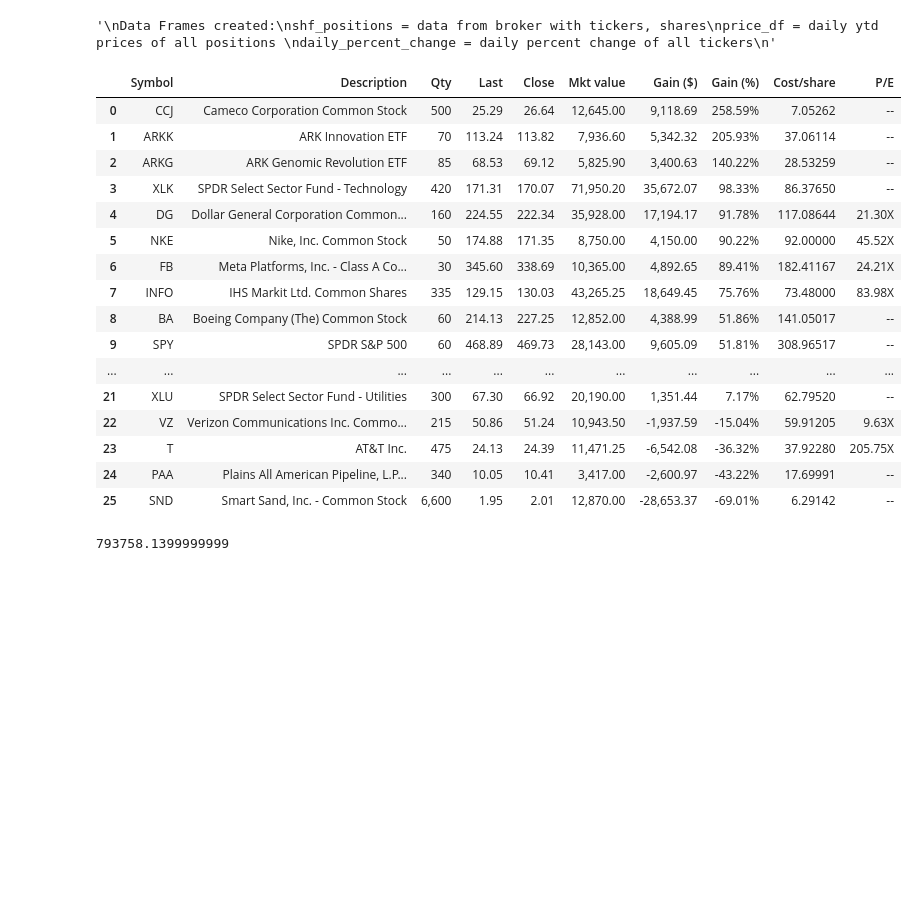
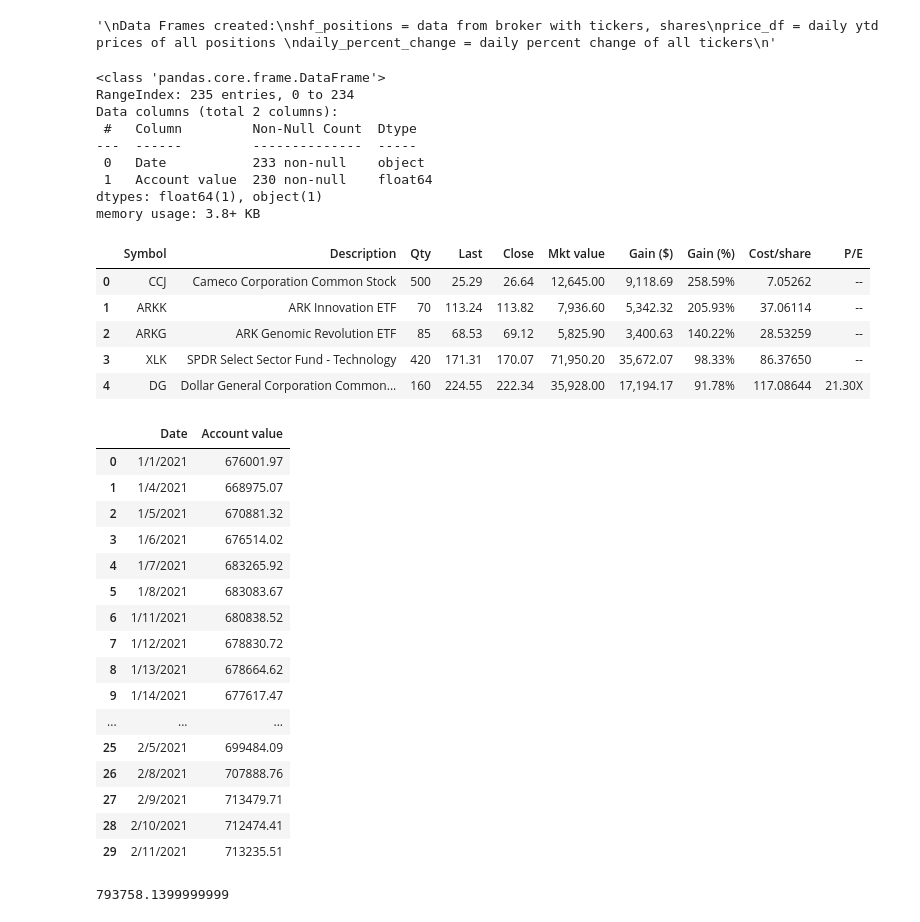
Before and after one commit to webclinic017/shf_portfolio, a Jupyter notebook: shf_portfolio.ipynb, the cells around one changed output. Cells and saved outputs as stored; diff of their text form; code cells hidden in the pictures; blank space fills up the shorter version.

```diff
--- a/shf_portfolio.ipynb
+++ b/shf_portfolio.ipynb
@@ -25,25 +25,50 @@ weightings = weights of all positions in the portfolio based on market value
 # %%
 cash= 26572.84
 broker_file =pd.read_csv(Path('shf_positions.csv'))
-broker_file.head(30)
+daily_balance = pd.read_csv(
+    Path('daily_balance.csv'),
+    parse_dates=True,
+    infer_datetime_format = True
+)
+
+daily_balance.replace(',','', regex=True, inplace=True)
+daily_balance['Account value'] = daily_balance['Account value'].astype(float)
+daily_balance.info()
+display(broker_file.head())
+display(daily_balance.head(30))
 # %% [output]
+<class 'pandas.core.frame.DataFrame'>
+RangeIndex: 235 entries, 0 to 234
+Data columns (total 2 columns):
+ #   Column         Non-Null Count  Dtype
+---  ------         --------------  -----
+ 0   Date           233 non-null    object
+ 1   Account value  230 non-null    float64
+dtypes: float64(1), object(1)
+memory usage: 3.8+ KB
 |  | Symbol | Description | Qty | Last | Close | Mkt value | Gain ($) | Gain (%) | Cost/share | P/E |
 | 0 | CCJ | Cameco Corporation Common Stock | 500 | 25.29 | 26.64 | 12,645.00 | 9,118.69 | 258.59% | 7.05262 | -- |
 | 1 | ARKK | ARK Innovation ETF | 70 | 113.24 | 113.82 | 7,936.60 | 5,342.32 | 205.93% | 37.06114 | -- |
 | 2 | ARKG | ARK Genomic Revolution ETF | 85 | 68.53 | 69.12 | 5,825.90 | 3,400.63 | 140.22% | 28.53259 | -- |
 | 3 | XLK | SPDR Select Sector Fund - Technology | 420 | 171.31 | 170.07 | 71,950.20 | 35,672.07 | 98.33% | 86.37650 | -- |
 | 4 | DG | Dollar General Corporation Common... | 160 | 224.55 | 222.34 | 35,928.00 | 17,194.17 | 91.78% | 117.08644 | 21.30X |
-| 5 | NKE | Nike, Inc. Common Stock | 50 | 174.88 | 171.35 | 8,750.00 | 4,150.00 | 90.22% | 92.00000 | 45.52X |
-| 6 | FB | Meta Platforms, Inc. - Class A Co... | 30 | 345.60 | 338.69 | 10,365.00 | 4,892.65 | 89.41% | 182.41167 | 24.21X |
-| 7 | INFO | IHS Markit Ltd. Common Shares | 335 | 129.15 | 130.03 | 43,265.25 | 18,649.45 | 75.76% | 73.48000 | 83.98X |
-| 8 | BA | Boeing Company (The) Common Stock | 60 | 214.13 | 227.25 | 12,852.00 | 4,388.99 | 51.86% | 141.05017 | -- |
-| 9 | SPY | SPDR S&P 500 | 60 | 468.89 | 469.73 | 28,143.00 | 9,605.09 | 51.81% | 308.96517 | -- |
-| ... | ... | ... | ... | ... | ... | ... | ... | ... | ... | ... |
-| 21 | XLU | SPDR Select Sector Fund - Utilities | 300 | 67.30 | 66.92 | 20,190.00 | 1,351.44 | 7.17% | 62.79520 | -- |
-| 22 | VZ | Verizon Communications Inc. Commo... | 215 | 50.86 | 51.24 | 10,943.50 | -1,937.59 | -15.04% | 59.91205 | 9.63X |
-| 23 | T | AT&T Inc. | 475 | 24.13 | 24.39 | 11,471.25 | -6,542.08 | -36.32% | 37.92280 | 205.75X |
-| 24 | PAA | Plains All American Pipeline, L.P... | 340 | 10.05 | 10.41 | 3,417.00 | -2,600.97 | -43.22% | 17.69991 | -- |
-| 25 | SND | Smart Sand, Inc. - Common Stock | 6,600 | 1.95 | 2.01 | 12,870.00 | -28,653.37 | -69.01% | 6.29142 | -- |
+|  | Date | Account value |
+| 0 | 1/1/2021 | 676001.97 |
+| 1 | 1/4/2021 | 668975.07 |
+| 2 | 1/5/2021 | 670881.32 |
+| 3 | 1/6/2021 | 676514.02 |
+| 4 | 1/7/2021 | 683265.92 |
+| 5 | 1/8/2021 | 683083.67 |
+| 6 | 1/11/2021 | 680838.52 |
+| 7 | 1/12/2021 | 678830.72 |
+| 8 | 1/13/2021 | 678664.62 |
+| 9 | 1/14/2021 | 677617.47 |
+| ... | ... | ... |
+| 25 | 2/5/2021 | 699484.09 |
+| 26 | 2/8/2021 | 707888.76 |
+| 27 | 2/9/2021 | 713479.71 |
+| 28 | 2/10/2021 | 712474.41 |
+| 29 | 2/11/2021 | 713235.51 |
 # %%
 #cleaning file --getting rid of commas in str and converting to floats instead of objects
 broker_file.replace(',','', regex=True, inplace=True)
```
Also changed, not shown: parts of 4 cells of this notebook.
